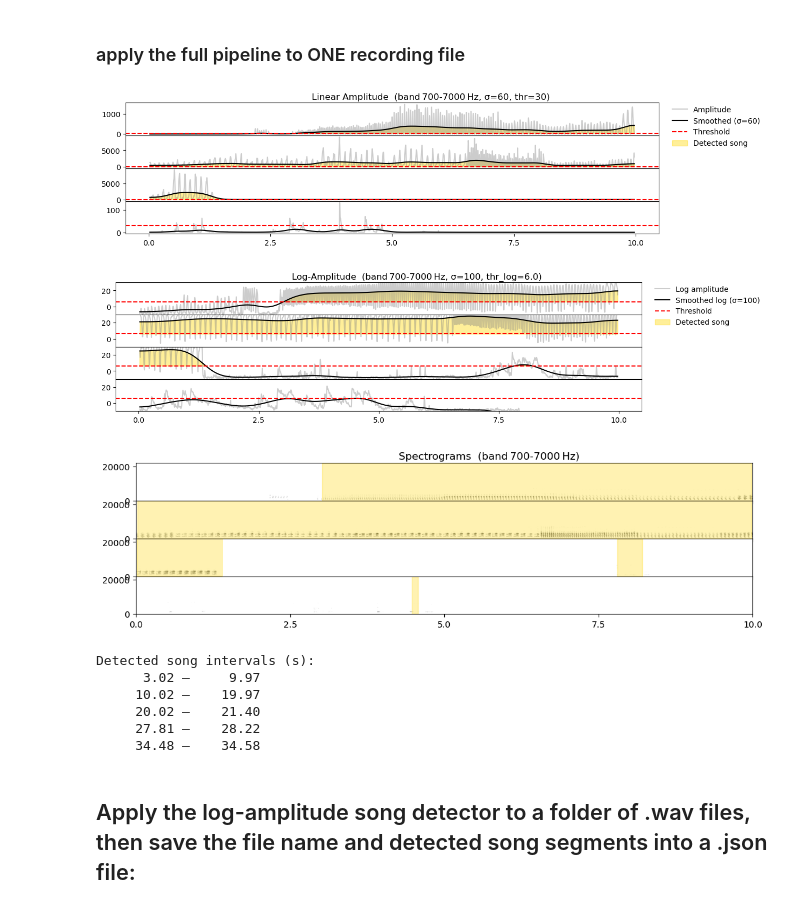
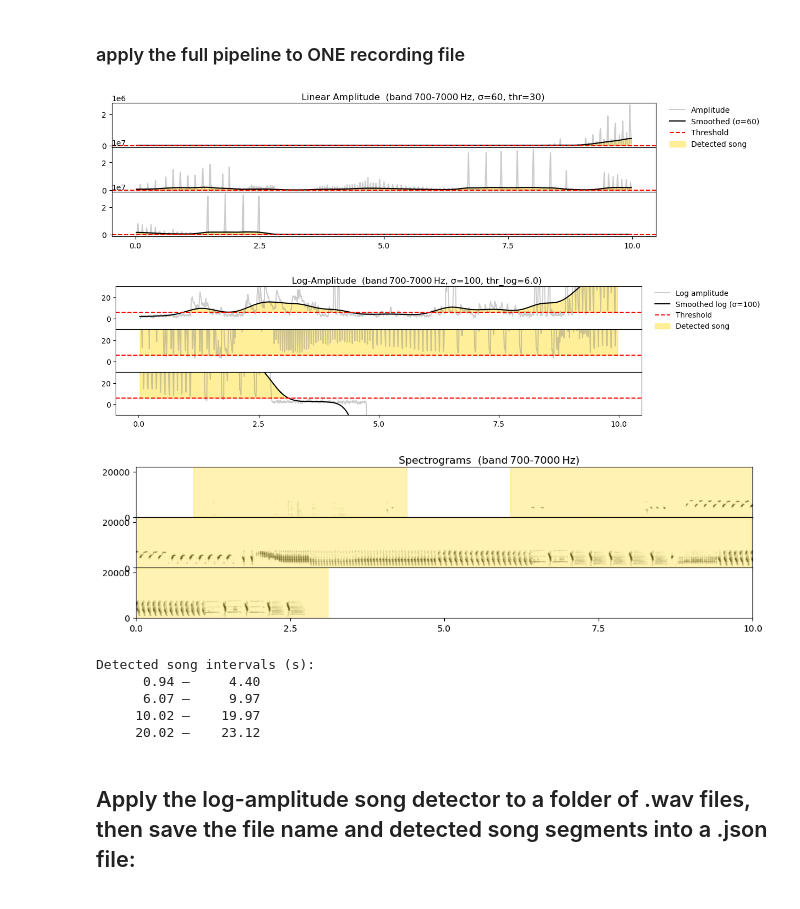
Before and after one commit to hulseyvincentr/BYOD_class, a Jupyter notebook: code/song_detector/song_detector_log_amplitude.ipynb, the cells around one changed output. Cells and saved outputs as stored; diff of their text form; code cells hidden in the pictures.

```diff
--- a/code/song_detector/song_detector_log_amplitude.ipynb
+++ b/code/song_detector/song_detector_log_amplitude.ipynb
@@ -155,45 +155,42 @@ def plot_spectrograms_by_segment(
     fig3.suptitle(f'Spectrograms  (band {bp})', fontsize=12)
     for fig in (fig1, fig2, fig3):
         fig.subplots_adjust(hspace=0, top=0.92, right=0.78)  # room for legends
 
     plt.show()
 
     # ---------- Console output ----------
     print("\nDetected song intervals (s):")
     for s, e in detected:
         print(f"  {s:8.2f} – {e:8.2f}")
     return detected
 
 # ------------------------------------------------------------
 if __name__ == "__main__":
     wav_path = Path(
-        "/Users/mirandahulsey-vincent/Documents/allPythonCode/BYOD_class/"
-        "data_inputs/USA5510_unsegmented_songs/55/"
-        "USA5510_45755.25619988_4_8_7_6_59.wav"
+        "/Users/mirandahulsey-vincent/Documents/allPythonCode/BYOD_class/data_inputs/USA5288_45390.29509926_4_8_8_11_49.wav"
     )
     if wav_path.exists():
         plot_spectrograms_by_segment(
             file_path=str(wav_path),
             segment_duration=10,
             bandpass_filter_low_cut=700,
             bandpass_filter_high_cut=7000,
             sigma=60,
             threshold=30,
             sigma_log=100,
             threshold_log=6     # dB
         )
     else:
         print("Example WAV not found:", wav_path)
 # %% [output]
-[figure, old version]
+[figure, new version]
-[figure, old version]
+[figure, new version]
-[figure, old version]
+[figure, new version]
 Detected song intervals (s):
-      3.02 –     9.97
+      0.94 –     4.40
+      6.07 –     9.97
      10.02 –    19.97
-     20.02 –    21.40
-     27.81 –    28.22
-     34.48 –    34.58
+     20.02 –    23.12
 # %% [markdown]
 ## Apply the log-amplitude song detector to a folder of .wav files, then save the file name and detected song segments into a .json file:
 # %%
```
Also changed, not shown: 4 other files.
